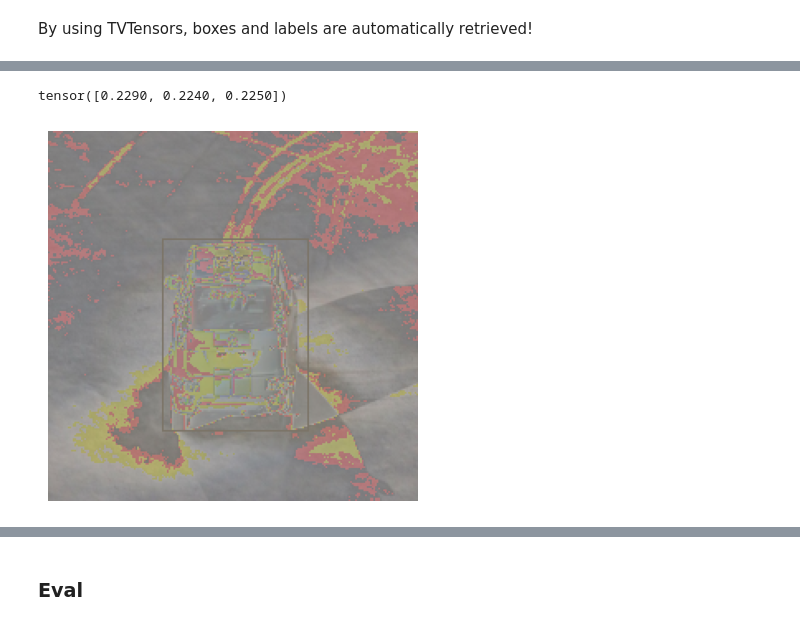
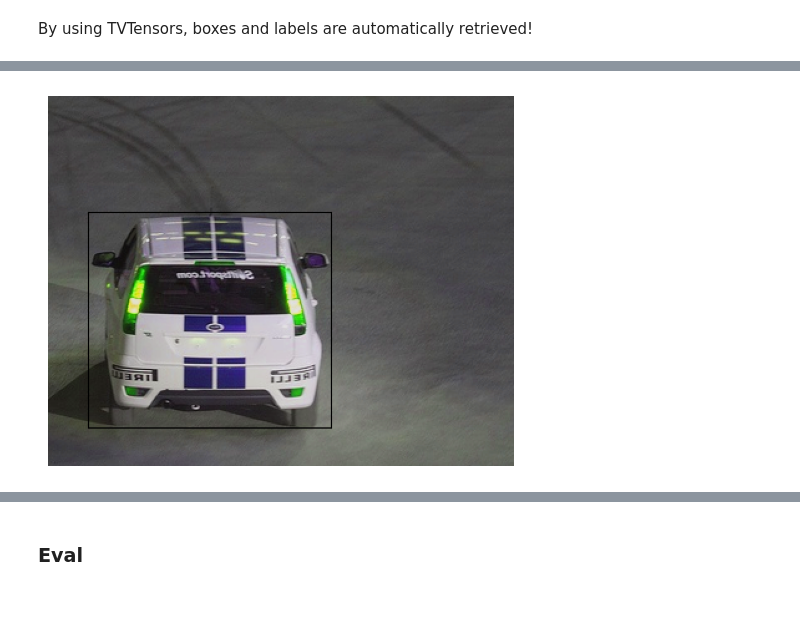
Before and after one commit to galopyz/pilus_project, a Jupyter notebook: nbs/52_detection.ipynb, the cells around one changed output, grey strips where cells are left out. Saved outputs shown, nothing was run; the diff lists cells and outputs as text; code cells hidden in the pictures.

```diff
--- a/nbs/52_detection.ipynb
+++ b/nbs/52_detection.ipynb
@@ -289,6 +189,18 @@ from torchvision.datasets import wrap_dataset_for_transforms_v2
+# %%
+transforms = v2.Compose(
+    [
+        v2.ToImage(),
+        v2.RandomPhotometricDistort(p=1),
+#         v2.RandomZoomOut(fill={tv_tensors.Image: (123, 117, 104), "others": 0}),
+        v2.RandomIoUCrop(),
+        v2.RandomHorizontalFlip(p=1),
+        v2.SanitizeBoundingBoxes(),
+        v2.ToDtype(torch.float32, scale=True),
+    ]
+)
 # %%
 ds = datasets.VOCDetection(
-    root=data_path, year="2007", image_set='train', download=False, transforms=x_trm)
+    root=data_path, year="2007", image_set='train', download=False, transforms=transforms)
 ds = wrap_dataset_for_transforms_v2(ds)
 im, boxes = ds[0]
 im, boxes
@@ -339,4 +226,0 @@ tensor([[[0.0108, 0.0036, 0.0036,  ..., 0.2021, 0.1940, 0.1823],
-# %%
-xstd
-# %% [output]
-tensor([0.2290, 0.2240, 0.2250])
@@ -345,21 +227,5 @@ def denorm(x): return (x*xstd[None,None,:]+xmean[None,None,:]).clip(0,1)
-# %%
-@fc.delegates(plt.Axes.imshow)
-def show_image(im, ax=None, figsize=None, title=None, noframe=True, tfm_x=fc.noop, tfm_y=fc.noop, **kwargs):
-    "Show a PIL or PyTorch image on `ax`."
-    if fc.hasattrs(im, ('cpu','permute','detach')):
-        im = im.detach().cpu()
-        if len(im.shape)==3 and im.shape[0]<5: im=im.permute(1,2,0)
-    elif not isinstance(im,np.ndarray): im=np.array(im)
-    if im.shape[-1]==1: im=im[...,0]
-    if ax is None: _,ax = plt.subplots(figsize=figsize)
-    ax.imshow(tfm_x(im), **kwargs)
-    if title is not None: ax.set_title(tfm_y(to_cpu(title)))
-    ax.set_xticks([])
-    ax.set_yticks([])
-    if noframe: ax.axis('off')
-    return ax
 # %%
 box_im = draw_bounding_boxes(im, boxes['boxes'])
-show_image(box_im, tfm_x=denorm);
+show_image(box_im);
 # %% [output]
-[figure, old version]
+[figure, new version]
```
Also changed, not shown: parts of 46 cells of this notebook, 1 other file.
